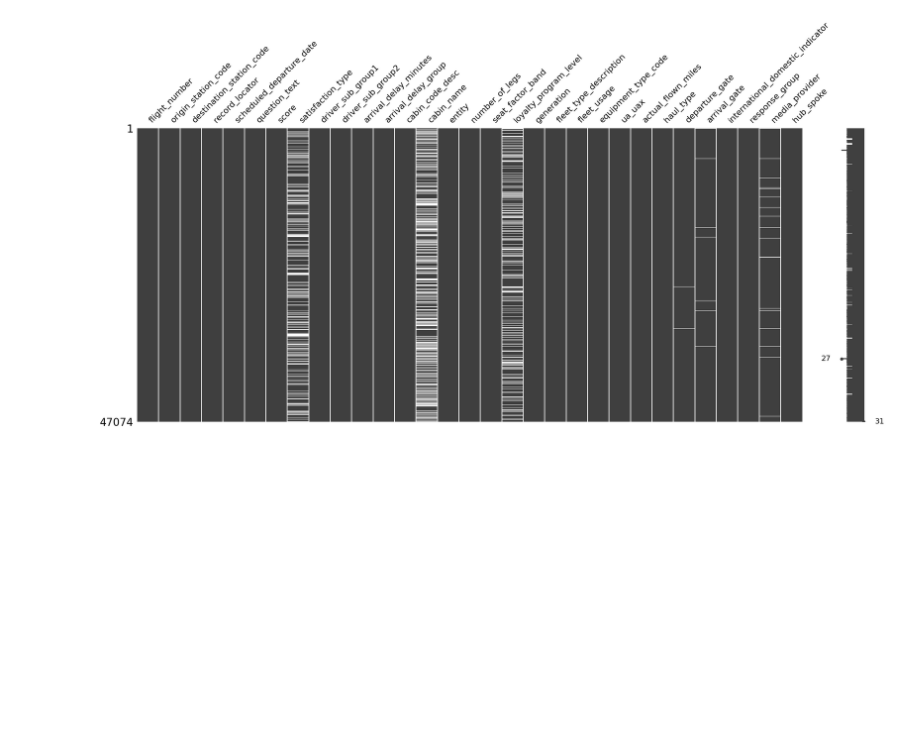
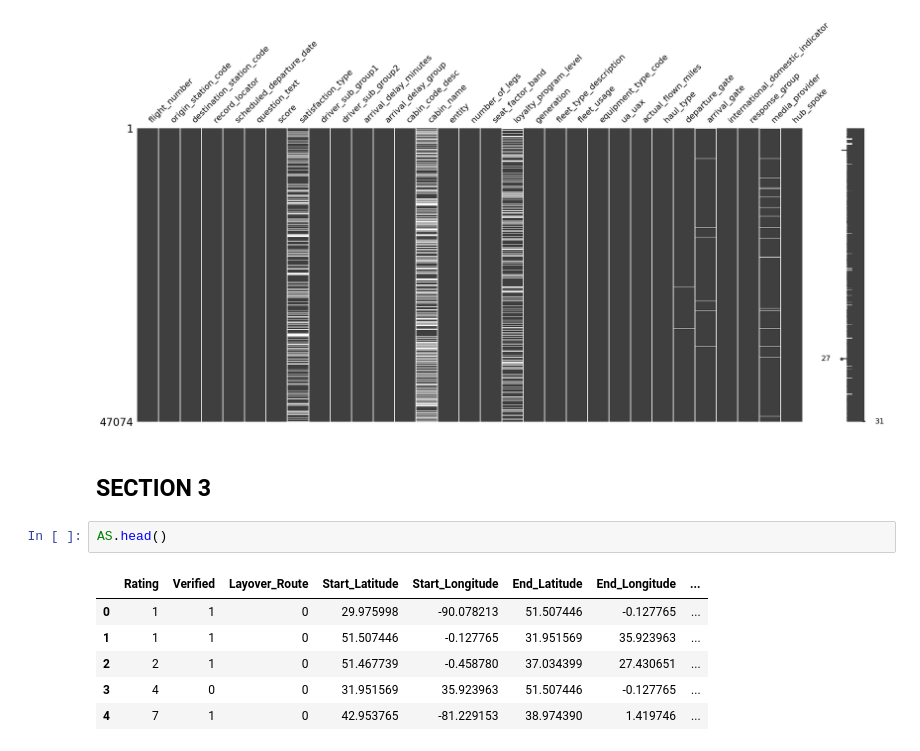
Before and after one commit to yahia-t/airline-ACL, a Jupyter notebook: notebooks/airilestone-1.ipynb, the cells around one changed output. Drawn from its saved outputs; the diff is of its cells as text; blank space fills up the shorter version.

```diff
--- a/notebooks/airilestone-1.ipynb
+++ b/notebooks/airilestone-1.ipynb
@@ -348,3 +321,14 @@ dtypes: int64(4), object(27)
 memory usage: 11.1+ MB
 <Axes: >
 [figure]
+# %% [markdown]
+## SECTION 3
+# %%
+AS.head()
+# %% [output]
+|  | Rating | Verified | Layover_Route | Start_Latitude | Start_Longitude | End_Latitude | End_Longitude | ... |
+| 0 | 1 | 1 | 0 | 29.975998 | -90.078213 | 51.507446 | -0.127765 | ... |
+| 1 | 1 | 1 | 0 | 51.507446 | -0.127765 | 31.951569 | 35.923963 | ... |
+| 2 | 2 | 1 | 0 | 51.467739 | -0.458780 | 37.034399 | 27.430651 | ... |
+| 3 | 4 | 0 | 0 | 31.951569 | 35.923963 | 51.507446 | -0.127765 | ... |
+| 4 | 7 | 1 | 0 | 42.953765 | -81.229153 | 38.974390 | 1.419746 | ... |
```
Also changed, not shown: parts of 11 cells of this notebook, 1 other file.
